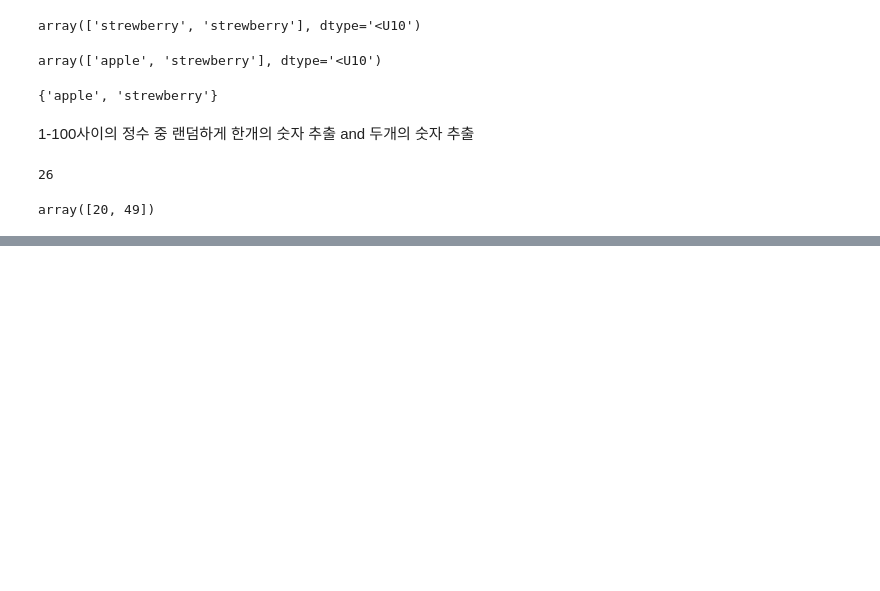
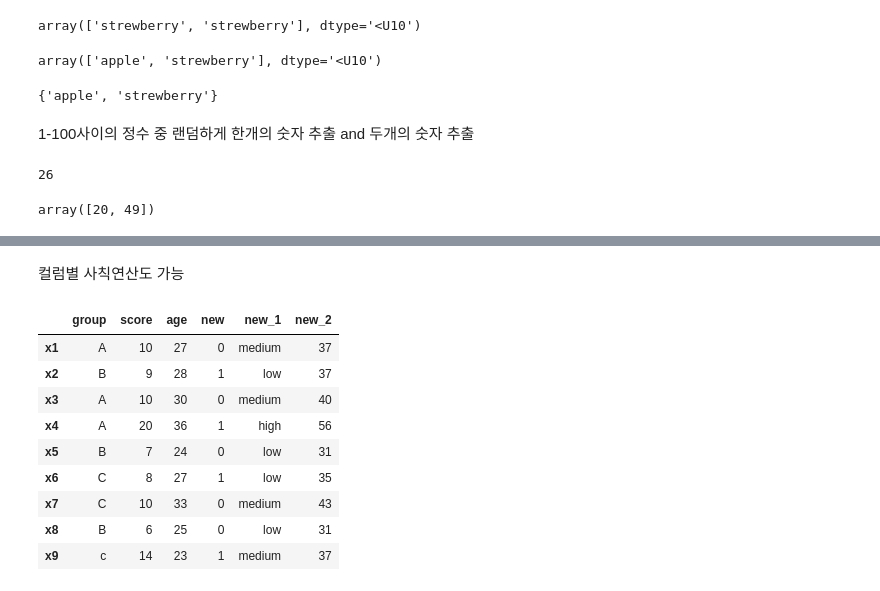
Before and after one commit to junghunam/Python-lets-goooooo, a Jupyter notebook: 파이썬_성장기.ipynb, the cells around one changed output, grey strips where cells are left out. Drawn from its saved outputs; the diff is of its cells as text; code cells hidden in the pictures; blank space fills up the shorter version.

```diff
--- a/파이썬_성장기.ipynb
+++ b/파이썬_성장기.ipynb
@@ -458,0 +706,7 @@ array([20, 49])
+# %%
+df = pd.DataFrame(data = { 'group' : ['A','B','A','A','B','C','C','B'],
+                            'score' : [10, 9, 10, 20, 7, 8, 10, 6],
+                            'age' : [27, 28, 30, 36, 24, 27, 33, 25]},
+                            columns = ['group', 'score', 'age'],
+                            index = ['x1', 'x2', 'x3', 'x4', 'x5', 'x6', 'x7', 'x8'] )
+df
@@ -458,0 +912,3 @@ array([20, 49])
+# %%
+df['new'] = [0,1,0,1,0,1,0,0]
+df
@@ -458,0 +925,3 @@ array([20, 49])
+# %%
+df.loc['x9'] = 'c',14,23,1
+df
@@ -458,0 +949,3 @@ array([20, 49])
+# %%
+df['new_1'] = df['score'].map(lambda x: 'low' if x<10 else 'high' if x>15 else 'medium')
+df
@@ -458,0 +963,16 @@ array([20, 49])
+# %% [markdown]
+컬럼별 사칙연산도 가능
+# %%
+df['new_2'] = df['score'] + df['age']
+df
+# %% [output]
+|  | group | score | age | new | new_1 | new_2 |
+| x1 | A | 10 | 27 | 0 | medium | 37 |
+| x2 | B | 9 | 28 | 1 | low | 37 |
+| x3 | A | 10 | 30 | 0 | medium | 40 |
+| x4 | A | 20 | 36 | 1 | high | 56 |
+| x5 | B | 7 | 24 | 0 | low | 31 |
+| x6 | C | 8 | 27 | 1 | low | 35 |
+| x7 | C | 10 | 33 | 0 | medium | 43 |
+| x8 | B | 6 | 25 | 0 | low | 31 |
+| x9 | c | 14 | 23 | 1 | medium | 37 |
```
Also changed, not shown: parts of 113 cells of this notebook.
